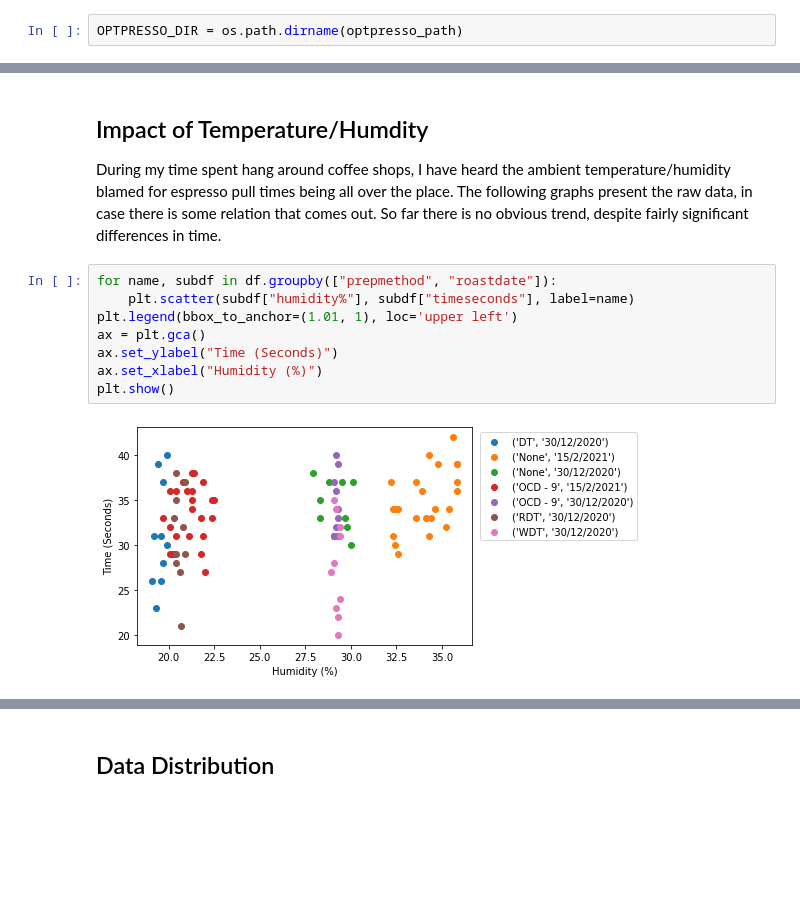
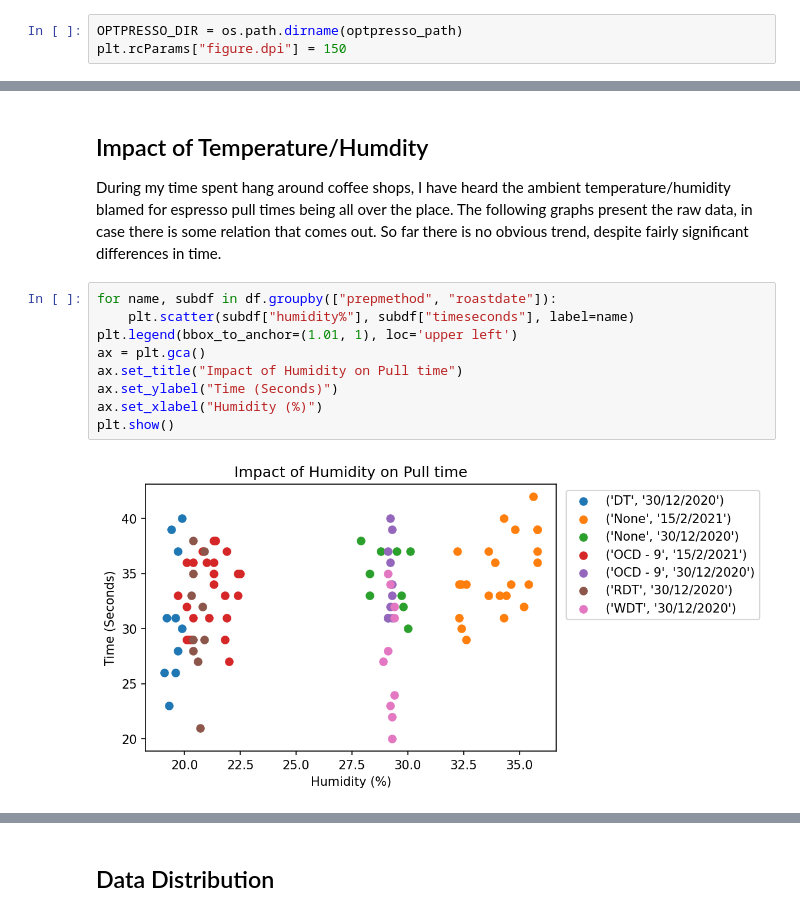
Before and after one commit to badisa/optpresso, a Jupyter notebook: notebooks/prep-method-evaluation.ipynb, the cells around one changed output, grey strips where cells are left out. Drawn from its saved outputs; the diff is of its cells as text; blank space fills up the shorter version.

```diff
--- a/notebooks/prep-method-evaluation.ipynb
+++ b/notebooks/prep-method-evaluation.ipynb
@@ -56,6 +57,7 @@ from optpresso.data.partition import find_test_paths
 from IPython.core.display import display
 # %%
 OPTPRESSO_DIR = os.path.dirname(optpresso_path)
+plt.rcParams["figure.dpi"] = 150
 # %%
 df = pd.read_csv(os.path.join(OPTPRESSO_DIR, "..", "data", "prep-evaluation.csv"))
 df.columns = df.columns.str.strip().str.lower().str.replace(' ', '').str.replace('(', '').str.replace(')', '')
@@ -66,13 +68,14 @@ During my time spent hang around coffee shops, I have heard the ambient temperat
 # %%
 for name, subdf in df.groupby(["prepmethod", "roastdate"]):
     plt.scatter(subdf["humidity%"], subdf["timeseconds"], label=name)
 plt.legend(bbox_to_anchor=(1.01, 1), loc='upper left')
 ax = plt.gca()
+ax.set_title("Impact of Humidity on Pull time")
 ax.set_ylabel("Time (Seconds)")
 ax.set_xlabel("Humidity (%)")
 plt.show()
 # %% [output]
-[figure, old version]
+[figure, new version]
 # %%
 for name, subdf in df.groupby(["prepmethod", "roastdate"]):
     plt.scatter(subdf["tempf"], subdf["timeseconds"], label=name)
```
Also changed, not shown: parts of 8 cells of this notebook.
